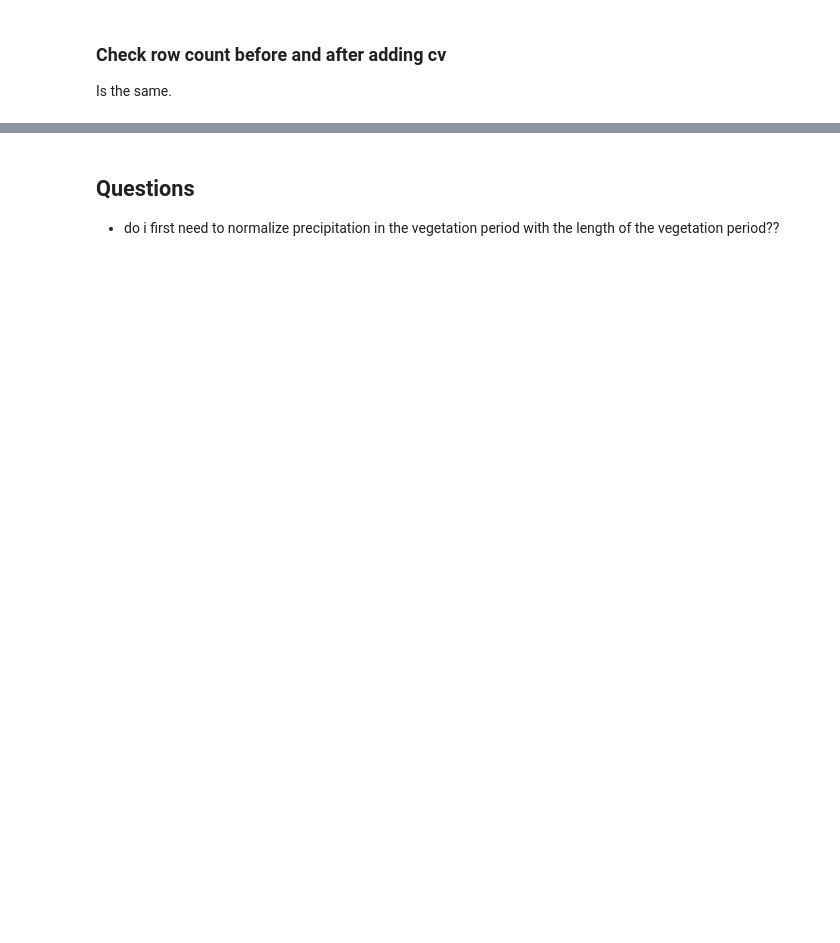
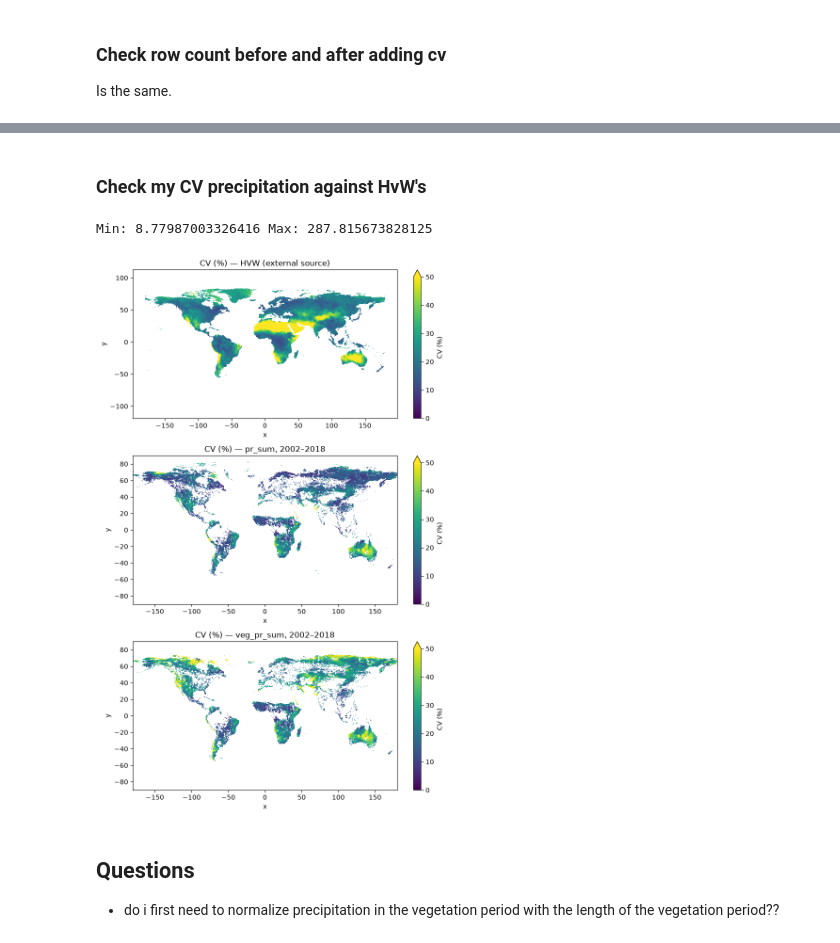
Before and after one commit to Wanja24/non-equilibrium, a Jupyter notebook: test_scripts/calculate_cv.ipynb, the cells around one changed output, grey strips where cells are left out. Cells and saved outputs as stored; diff of their text form; code cells hidden in the pictures; blank space fills up the shorter version.

Commit message:
add comparison against hvws CV

```diff
--- a/test_scripts/calculate_cv.ipynb
+++ b/test_scripts/calculate_cv.ipynb
@@ -411,3 +449,53 @@ for y in years:
+# %% [markdown]
+### Check my CV precipitation against HvW's
+# %%
+# Path to HvW CV raster (external source)
+cv_hvw_path = "/Users/Wanja/Documents/non-equilibrium_data/prec_cv_hvw/Prec_cv.tif"
+
+# Fix nodata metadata so it's respected on read
+with rasterio.open(cv_hvw_path, "r+") as src:
+    src.nodata = -3.4028235e+38
+
+# Load with masking now applied correctly
+cv_hvw = rxr.open_rasterio(cv_hvw_path, masked=True).squeeze(drop=True)
+
+# Sanity check the range now makes sense
+print("Min:", float(cv_hvw.min()), "Max:", float(cv_hvw.max()))
+# %% [output]
+Min: 8.77987003326416 Max: 287.815673828125
+# %%
+fig, axes = plt.subplots(3, 1, figsize=(8, 12))
+
+# Top: external HVW raster
+cv_hvw.plot(
+    ax=axes[0], cmap="viridis",
+    vmin=0, vmax=50,
+    cbar_kwargs={"label": "CV (%)"}
+)
+axes[0].set_title("CV (%) — HVW (external source)")
+
+# Middle: your own cv raster, first band
+cv_first_band = cv.isel(band=0)  # first band by position
+cv_first_band.plot(
+    ax=axes[1], cmap="viridis",
+    vmin=0, vmax=50,
+    cbar_kwargs={"label": "CV (%)"}
+)
+axes[1].set_title(f"CV (%) — {variables[0]}, 2002–2018")
+
+# Bottom: your own cv raster, first band
+cv_second_band = cv.isel(band=1)  # first band by position
+cv_second_band.plot(
+    ax=axes[2], cmap="viridis",
+    vmin=0, vmax=50,
+    cbar_kwargs={"label": "CV (%)"}
+)
+axes[2].set_title(f"CV (%) — {variables[1]}, 2002–2018")
+
+plt.tight_layout()
+plt.show()
+# %% [output]
+[figure, added]
 # %% [markdown]
 ## Questions
 
```
Also changed, not shown: parts of 1 cell of this notebook.
